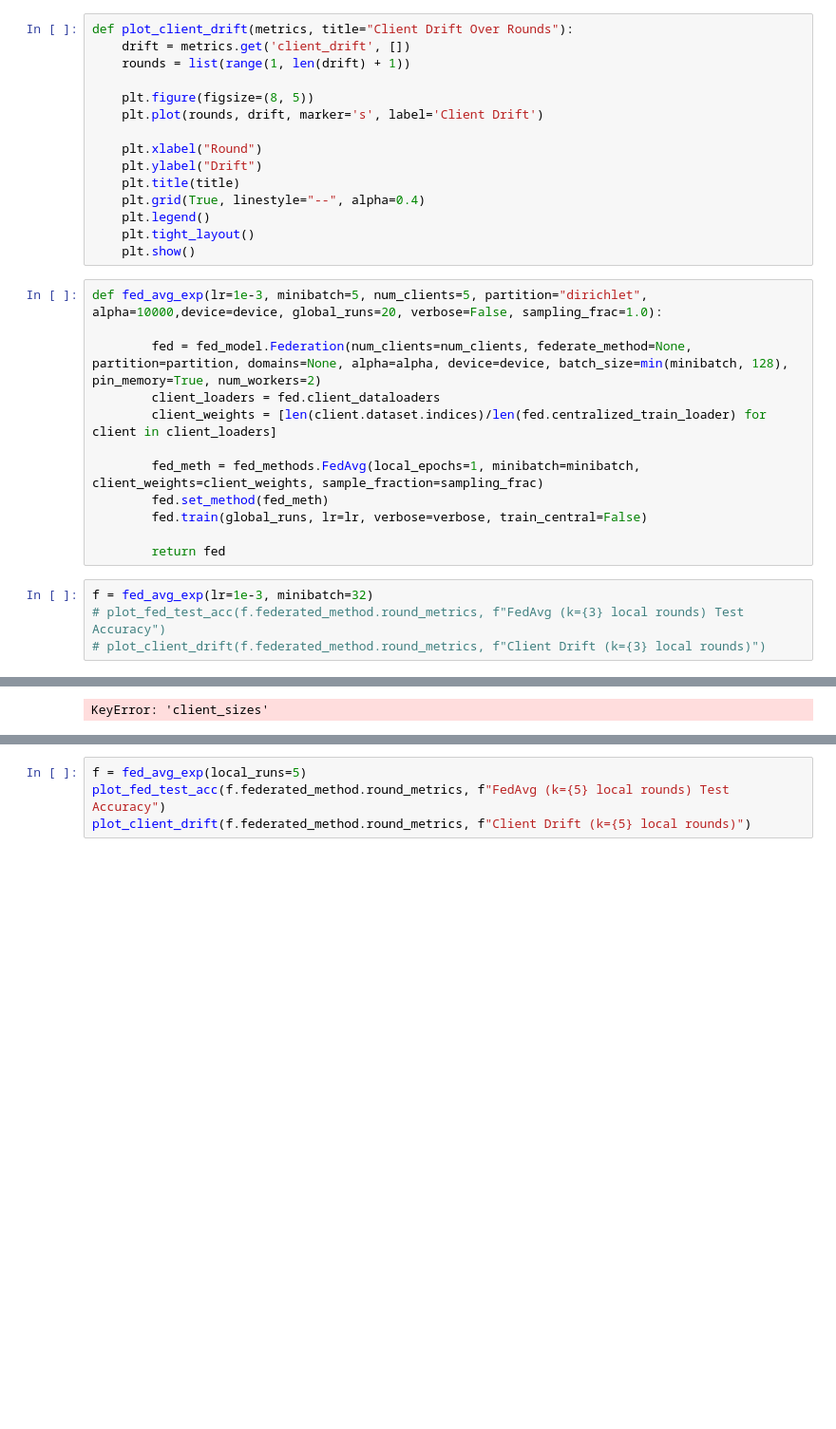
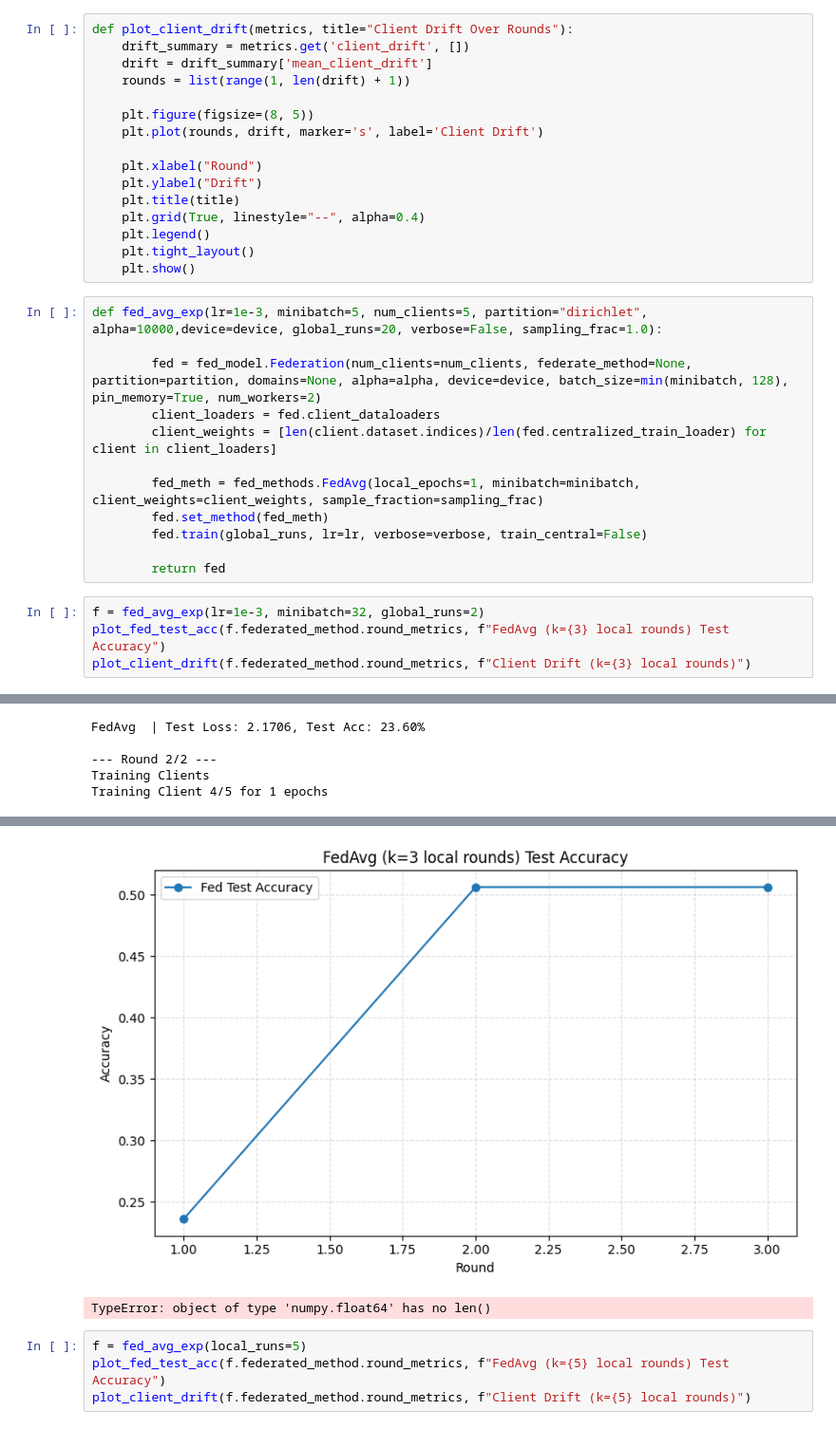
Before and after one commit to Zapy67/ATML-PA-4, a Jupyter notebook: task2.ipynb, the cells around one changed output, grey strips where cells are left out. Shown at 95% size. Cells and saved outputs as stored; diff of their text form; blank space fills up the shorter version.

Commit message:
fedavg test #11

```diff
--- a/task2.ipynb
+++ b/task2.ipynb
@@ -99,7 +99,8 @@ def plot_fed_test_acc(metrics, title="Federated Test Accuracy"):
     plt.show()
 # %%
 def plot_client_drift(metrics, title="Client Drift Over Rounds"):
-    drift = metrics.get('client_drift', [])
+    drift_summary = metrics.get('client_drift', [])
+    drift = drift_summary['mean_client_drift']
     rounds = list(range(1, len(drift) + 1))
 
     plt.figure(figsize=(8, 5))
@@ -125,7 +126,7 @@ def fed_avg_exp(lr=1e-3, minibatch=5, num_clients=5, partition="dirichlet", alph
 
         return fed
 # %%
-f = fed_avg_exp(lr=1e-3, minibatch=32)
-# plot_fed_test_acc(f.federated_method.round_metrics, f"FedAvg (k={3} local rounds) Test Accuracy")
-# plot_client_drift(f.federated_method.round_metrics, f"Client Drift (k={3} local rounds)")
+f = fed_avg_exp(lr=1e-3, minibatch=32, global_runs=2)
+plot_fed_test_acc(f.federated_method.round_metrics, f"FedAvg (k={3} local rounds) Test Accuracy")
+plot_client_drift(f.federated_method.round_metrics, f"Client Drift (k={3} local rounds)")
 # %% [output]
@@ -140 +150,5 @@ Training Server
-KeyError: 'client_sizes'
+FedAvg  | Test Loss: 2.1706, Test Acc: 23.60%
+
+--- Round 2/2 ---
+Training Clients
+Training Client 4/5 for 1 epochs
@@ -141,3 +178,5 @@ KeyError: 'client_sizes'
+[figure, added]
+TypeError: object of type 'numpy.float64' has no len()
 # %%
 f = fed_avg_exp(local_runs=5)
 plot_fed_test_acc(f.federated_method.round_metrics, f"FedAvg (k={5} local rounds) Test Accuracy")
```
Also changed, not shown: parts of 2 cells of this notebook, 1 other file.
